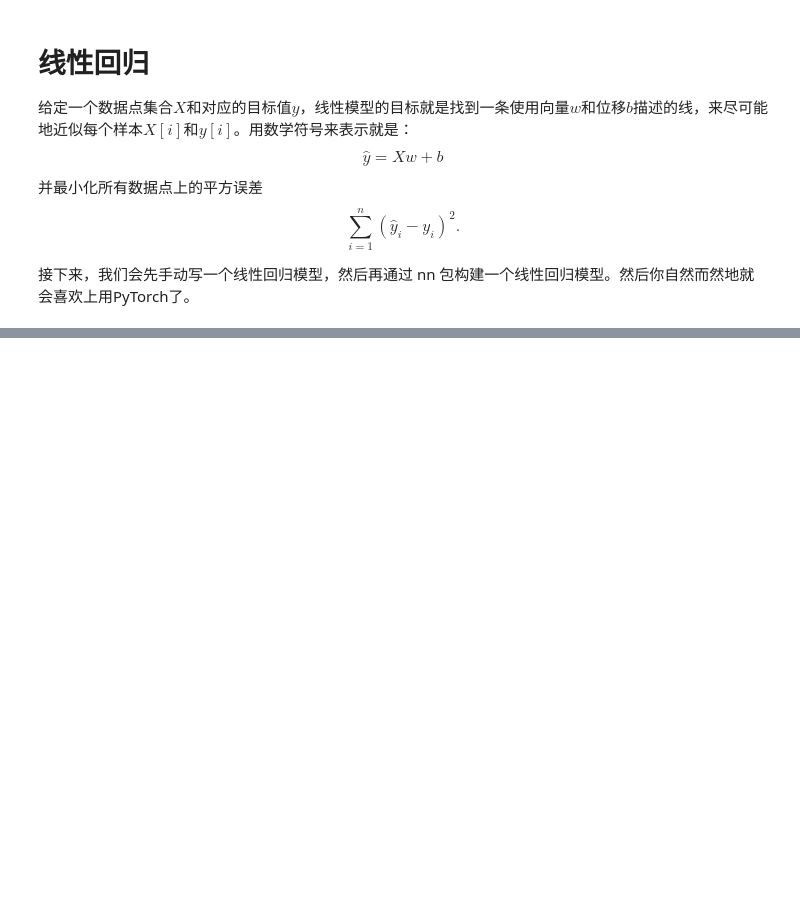
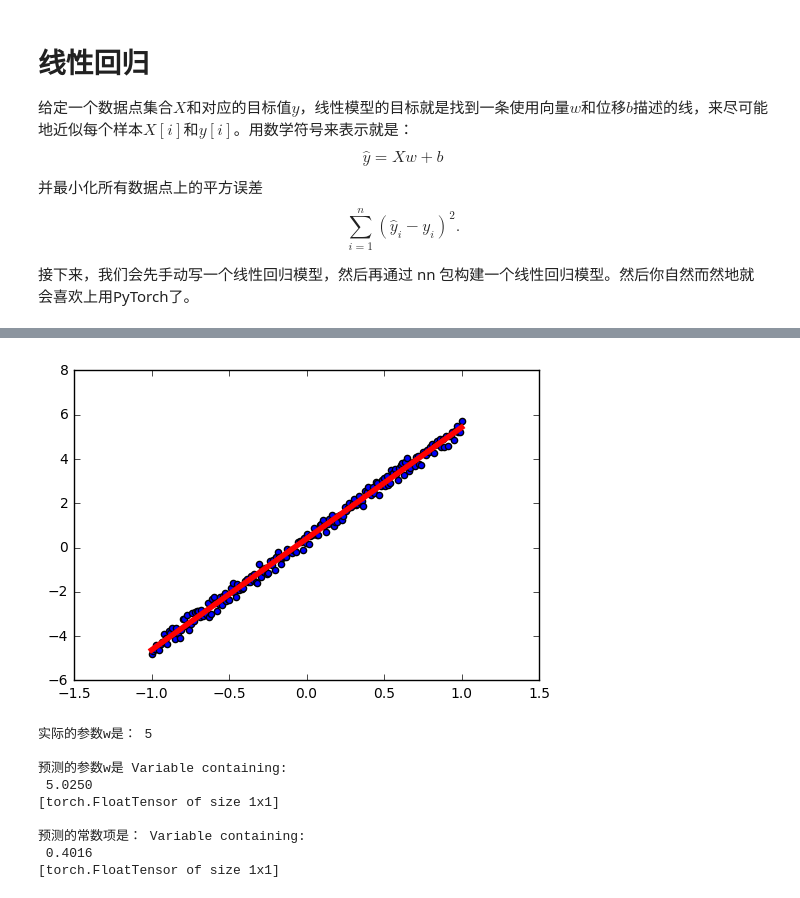
Before and after one commit to LianHaiMiao/pytorch-lesson-zh, a Jupyter notebook: 3、线性回归.ipynb, the cells around one changed output, grey strips where cells are left out. Drawn from its saved outputs; the diff is of its cells as text; code cells hidden in the pictures; blank space fills up the shorter version.

```diff
--- a/3、线性回归.ipynb
+++ b/3、线性回归.ipynb
@@ -108,0 +123,61 @@ Variable containing:
+# %%
+# 还是使用上述的X和Y
+
+X = Variable(x) # PyTorch中的 Variable 默认是允许自动求导的，所以 requires_grad=True 可以不加
+Y = Variable(y) # 同上
+
+####     超参数     ####
+EPOCH = 100 # 迭代次数
+learning_rate = 0.001 # 学习速率
+
+
+# 定义模型
+# 使用 nn包来定义我们的模型，这里的Linear表示的是线性模型，我们在初始化这个模型的时候，
+# 需要传入的参数是: in_features, out_features 也就是输出特征和输出特征
+# 默认会帮我们初始化权重，当然，我们也可以手动初始化权重（这里暂时不说）
+model = nn.Linear(1, 1)
+
+# 定义损失函数
+# 我们使用 Mean Square Loss作为我们的损失函数
+# size_average=False表示我们需要的是总的误差，不需要去平均误差
+square_loss = nn.MSELoss(size_average=False)
+
+
+# 定义优化方法
+# 以前，我们的梯度下降法都是我们手写的，现在，我们可以使用nn为我们封装好的。
+# model.parameters()会自动的为我们将模型中的参数提取出来。lr表示的是学习速率
+optimizer = torch.optim.SGD(model.parameters(), lr=learning_rate)
+
+####     开始训练     ####
+for t in range(EPOCH):
+
+    # 没有变化，还是这样使用：对x进行预测
+    y_hat = model(X)
+
+    # 没有变化，计算损失
+    loss = square_loss(y_hat, Y)
+
+    # 打印损失
+    if (t+1) % 20 == 0:
+        print(loss)
+    # 在我们反向求导之前，我们需要清空积累的梯度，由于我们使用的是 torch.optim包中的对象，我们可以直接调用
+    # 该对象的方法，来自动的清空积累的梯度
+    optimizer.zero_grad()
+
+    # 反向求导，也没变
+    loss.backward()
+
+    # 反向求导结束，我们开始更新梯度，以前更新梯度需要手动输入w1.grad.data，现在只需要一行代码就可以搞定了！
+    optimizer.step()
+
+
+
+# 画图
+plt.scatter(X.data.numpy(), Y.data.numpy())
+plt.plot(X.data.numpy(), y_hat.data.numpy(), 'r-', lw = 4)
+plt.show()
+
+print("实际的参数w是： 5 \n" )
+print("预测的参数w是", parameters["W"])
+print("预测的常数项是：" , parameters["b"])
+# %% [output]
@@ -108,0 +203,10 @@ Variable containing:
+[figure, added]
+实际的参数w是： 5
+
+预测的参数w是 Variable containing:
+ 5.0250
+[torch.FloatTensor of size 1x1]
+
+预测的常数项是： Variable containing:
+ 0.4016
+[torch.FloatTensor of size 1x1]
```
Also changed, not shown: parts of 4 cells of this notebook, 1 other file.
